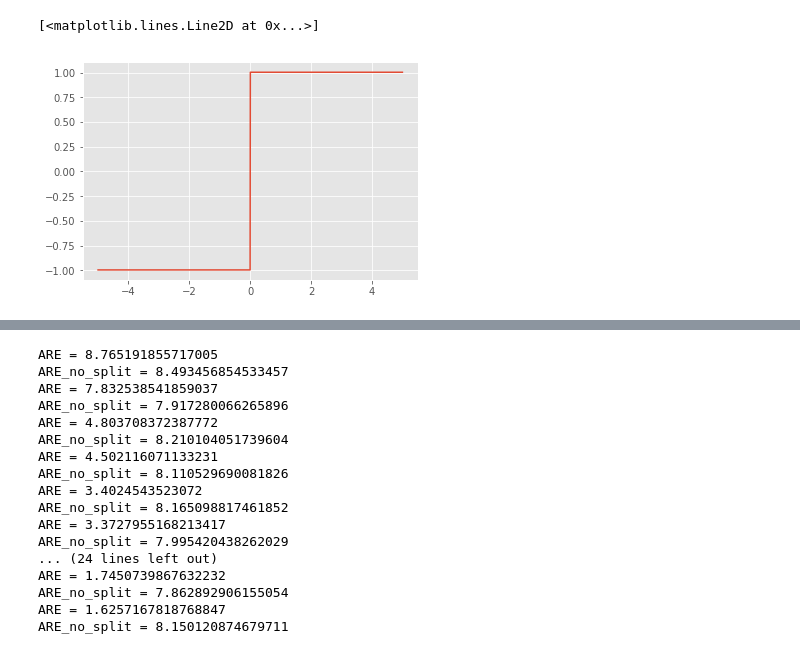
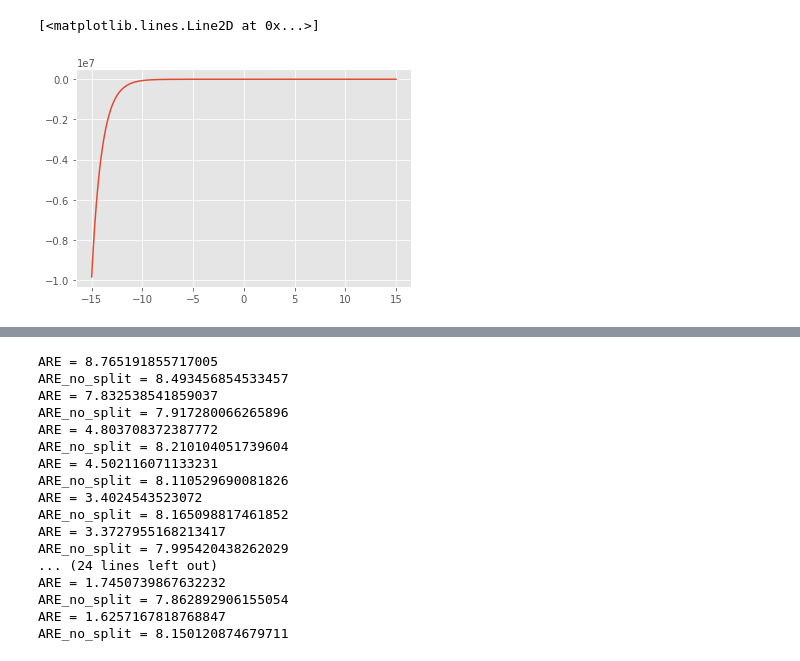
Before and after one commit to alonkipnis/one-bit-mean-estimation, a Jupyter notebook: Code/One_bit_Distributed.ipynb, the cells around one changed output, grey strips where cells are left out. Cells and saved outputs as stored; diff of their text form; code cells hidden in the pictures.

```diff
--- a/Code/One_bit_Distributed.ipynb
+++ b/Code/One_bit_Distributed.ipynb
@@ -14,13 +14,11 @@ def write_to_csv(xx,yy,zz, filename, fieldnames = ['x','y','z']) :
         writer.writeheader()
         for x,y,z in zip(xx,yy,zz) :
             writer.writerow({fieldnames[0] : x, fieldnames[1] : y, fieldnames[2] : z})
-# %%
-dff = (ff[1:] - ff[:-1]) / dx
-
-plt.plot(yy[1:], - dff / ff[1:])
-# %% [output]
-[<matplotlib.lines.Line2D at 0x...>]
-[figure, removed]
+# %%
+plt.plot(xx,(np.exp(-xx)-np.exp(+1) + 2)**2/((0.3-np.exp(-xx)-np.exp(+1))*(1-0.3+np.exp(+xx)-np.exp(-1))))
+# %% [output]
+[<matplotlib.lines.Line2D at 0x...>]
+[figure, added]
 # %%
 from scipy.stats import norm
 
```
Also changed, not shown: parts of 7 cells of this notebook, 3 other files.
